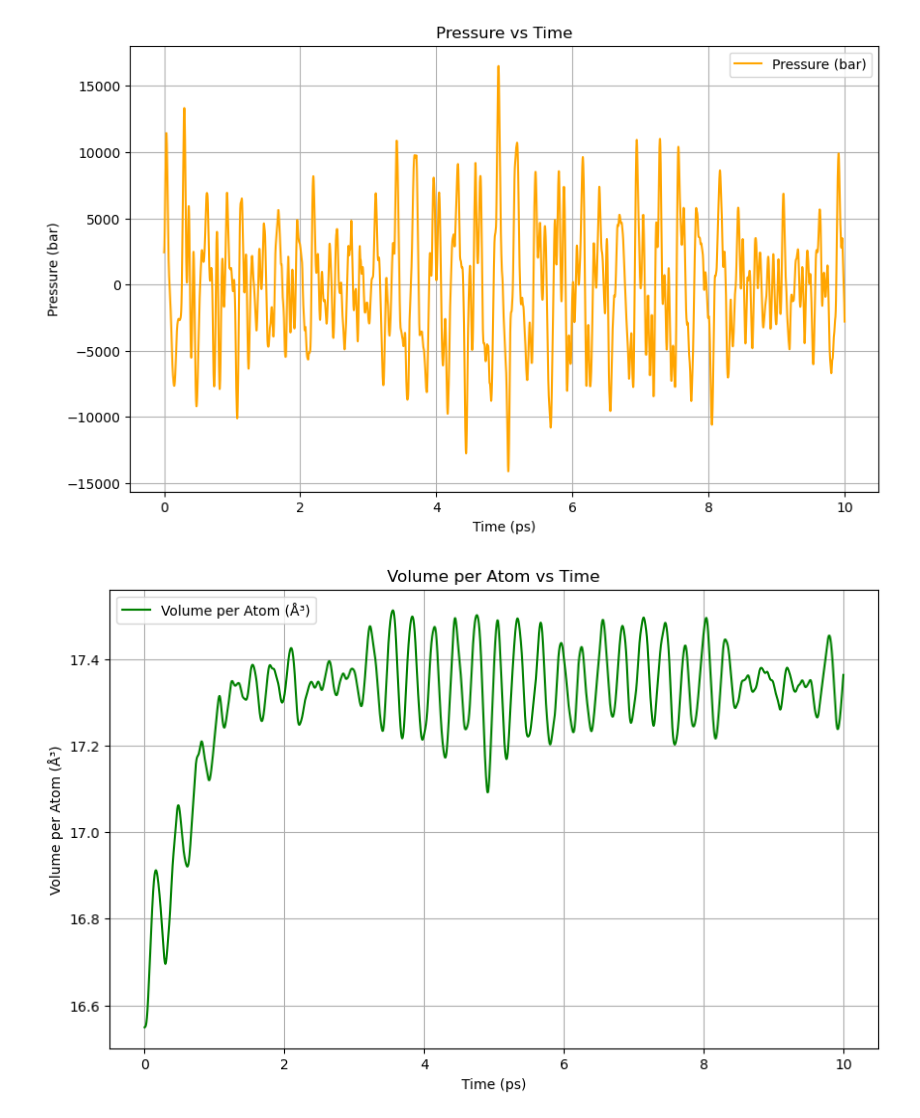
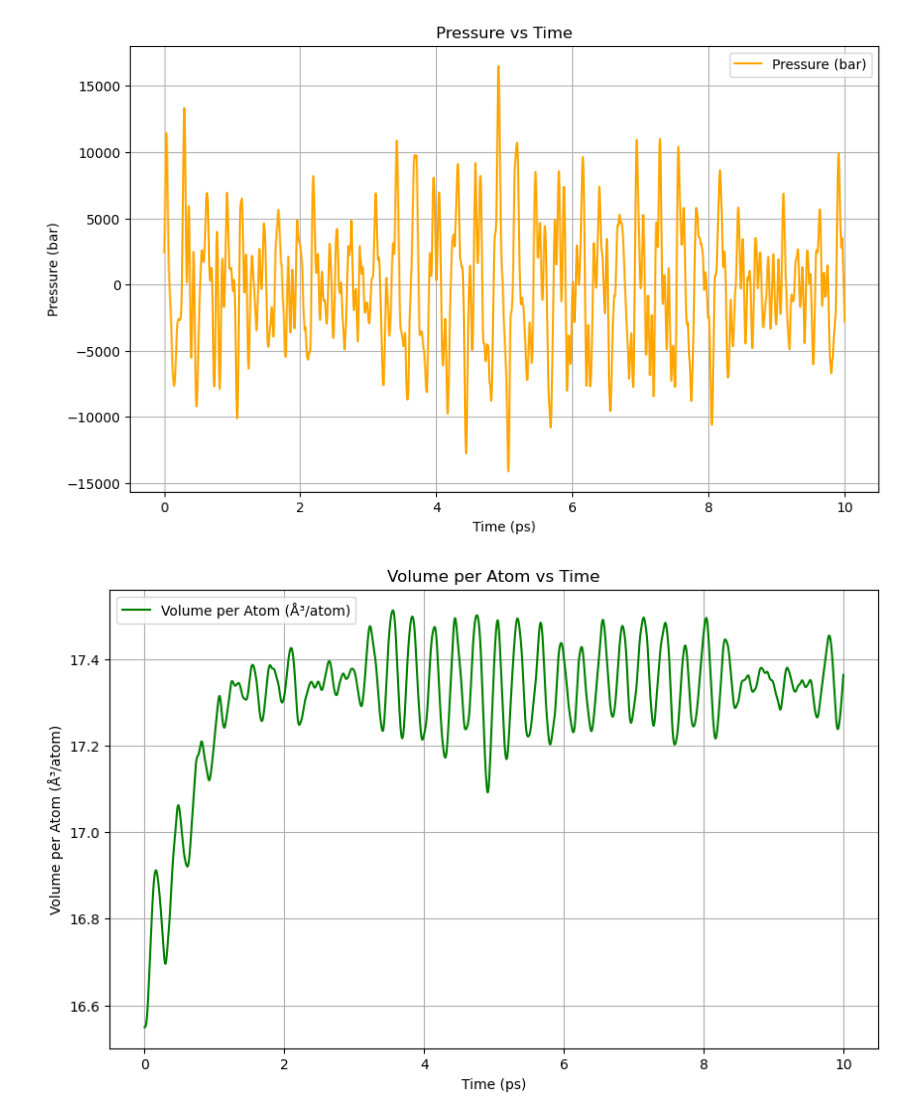
Before and after one commit to jhyang13/UWMadison-MSE760-MolecularModeling, a Jupyter notebook: Lab3-Assignment/problem_1-1.ipynb, the cells around one changed output. Drawn from its saved outputs; the diff is of its cells as text; code cells hidden in the pictures.

```diff
--- a/Lab3-Assignment/problem_1-1.ipynb
+++ b/Lab3-Assignment/problem_1-1.ipynb
@@ -26,34 +26,34 @@ plt.show()
 
 # Pressure vs Time
 plt.figure(figsize=(10, 6))
 plt.plot(data['Time_ps'], data['Pressure_bar'], label='Pressure (bar)', color='orange')
 plt.xlabel('Time (ps)')
 plt.ylabel('Pressure (bar)')
 plt.title('Pressure vs Time')
 plt.grid(True)
 plt.legend()
 plt.show()
 
 # Volume per Atom vs Time
 plt.figure(figsize=(10, 6))
-plt.plot(data['Time_ps'], data['Volume_per_atom'], label='Volume per Atom (Å³)', color='green')
+plt.plot(data['Time_ps'], data['Volume_per_atom'], label='Volume per Atom (Å³/atom)', color='green')
 plt.xlabel('Time (ps)')
-plt.ylabel('Volume per Atom (Å³)')
+plt.ylabel('Volume per Atom (Å³/atom)')
 plt.title('Volume per Atom vs Time')
 plt.grid(True)
 plt.legend()
 plt.show()
 
 # Total Energy per Atom vs Time
 plt.figure(figsize=(10, 6))
-plt.plot(data['Time_ps'], data['TotalEnergy_eV_per_atom'], label='Total Energy per Atom (eV)', color='red')
+plt.plot(data['Time_ps'], data['TotalEnergy_eV_per_atom'], label='Total Energy per Atom (eV/atom)', color='red')
 plt.xlabel('Time (ps)')
 plt.ylabel('Total Energy per Atom (eV/atom)')
 plt.title('Total Energy per Atom vs Time')
 plt.grid(True)
 plt.legend()
 plt.show()
 # %% [output]
 [figure]
 [figure]
-[figure, old version]
+[figure, new version]
```
Also changed, not shown: parts of 2 cells of this notebook, 8 other files.
